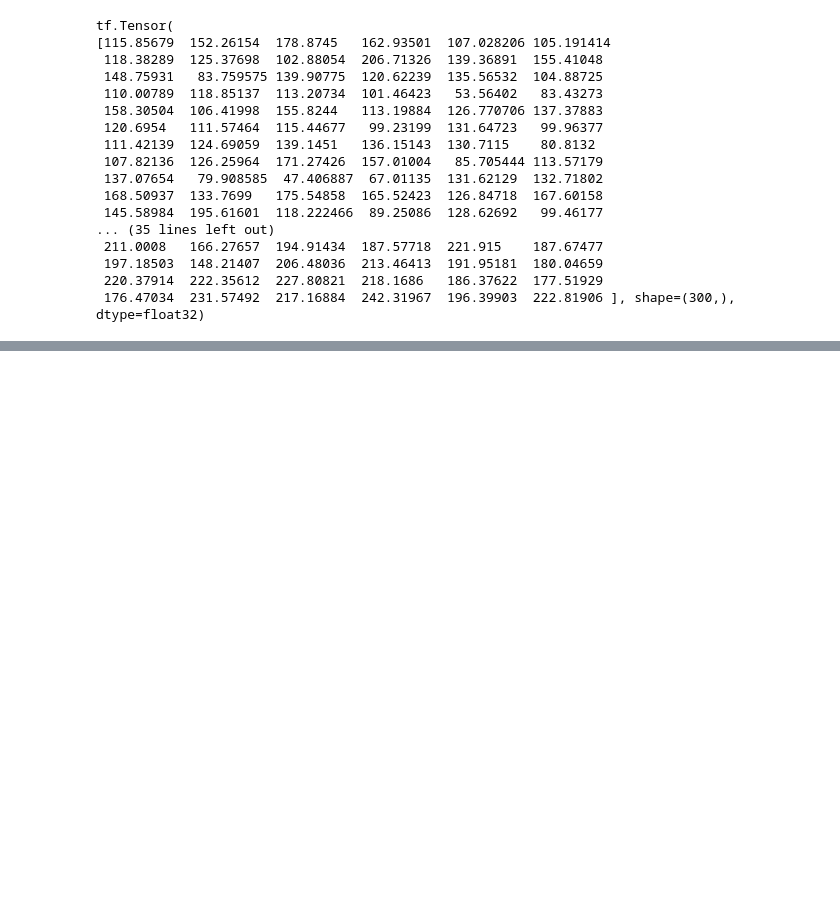
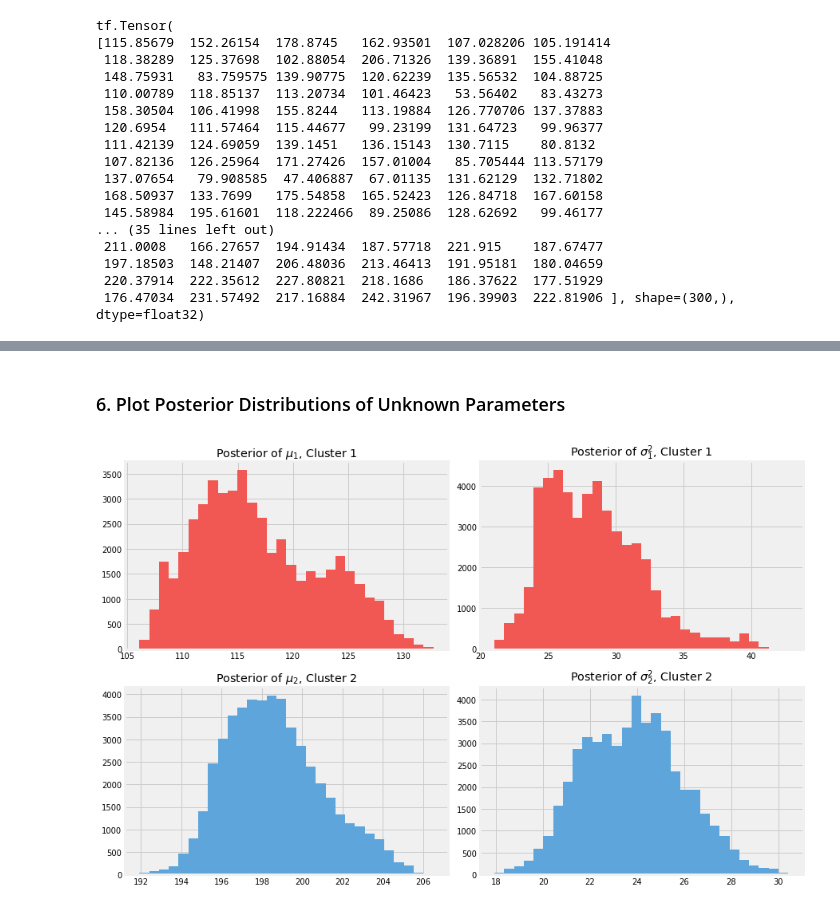
Before and after one commit to JontySinai/ProbabilisticProgramming, a Jupyter notebook: my_BayesianMethodsForHackers/3_MCMC.ipynb, the cells around one changed output, grey strips where cells are left out. Drawn from its saved outputs; the diff is of its cells as text; code cells hidden in the pictures; blank space fills up the shorter version.

```diff
--- a/my_BayesianMethodsForHackers/3_MCMC.ipynb
+++ b/my_BayesianMethodsForHackers/3_MCMC.ipynb
@@ -688,0 +1004,23 @@ tf.Tensor(
+# %% [markdown]
+### 6. Plot Posterior Distributions of Unknown Parameters
+# %%
+plt.figure(figsize(12.5, 8))
+sigma_trace = posterior_sigmas_2_
+prev_sigma_trace = posterior_sigmas_
+
+_i = [1, 2, 3, 4]
+for i in range(2):
+    plt.subplot(2, 2, _i[2 * i])
+    plt.title(r"Posterior of $\mu_%d$, Cluster %d" % (i+1, i+1))
+    plt.hist(mu_trace[:, i], color=colors[i], bins=30,
+             histtype="stepfilled")
+
+    plt.subplot(2, 2, _i[2 * i + 1])
+    plt.title(r"Posterior of $\sigma_%d^2$, Cluster %d" % (i+1, i+1))
+    plt.hist(sigma_trace[:, i], color=colors[i], bins=30,
+             histtype="stepfilled")
+    # plt.autoscale(tight=True)
+
+plt.tight_layout()
+# %% [output]
+[figure, added]
```
Also changed, not shown: parts of 26 cells of this notebook.
